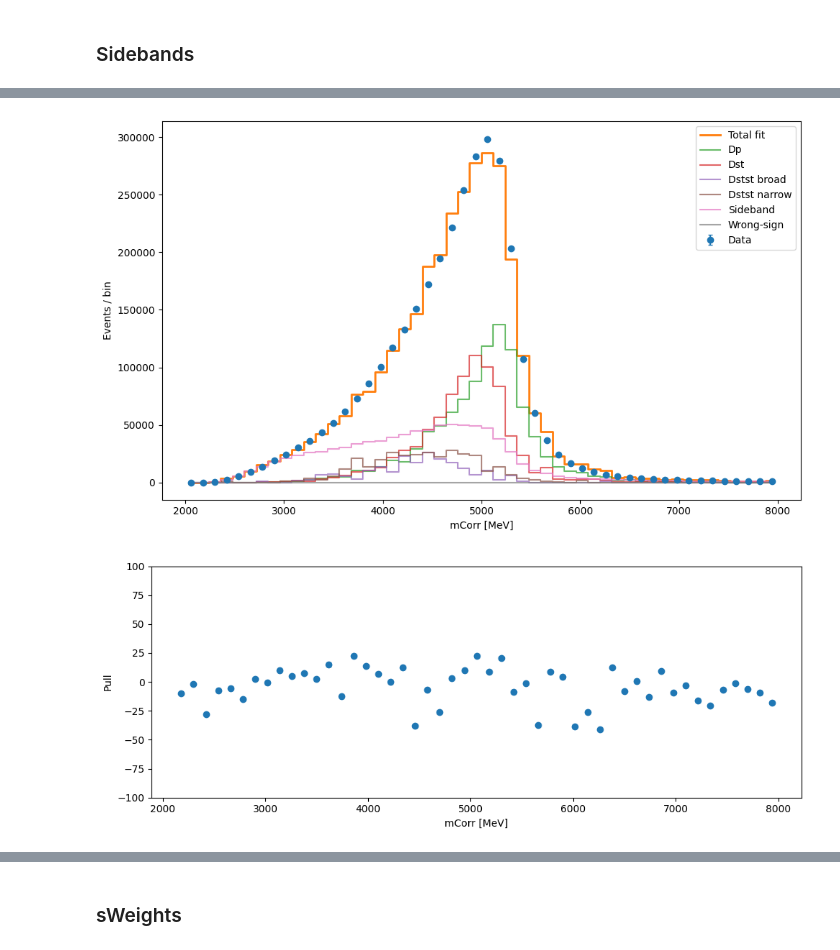
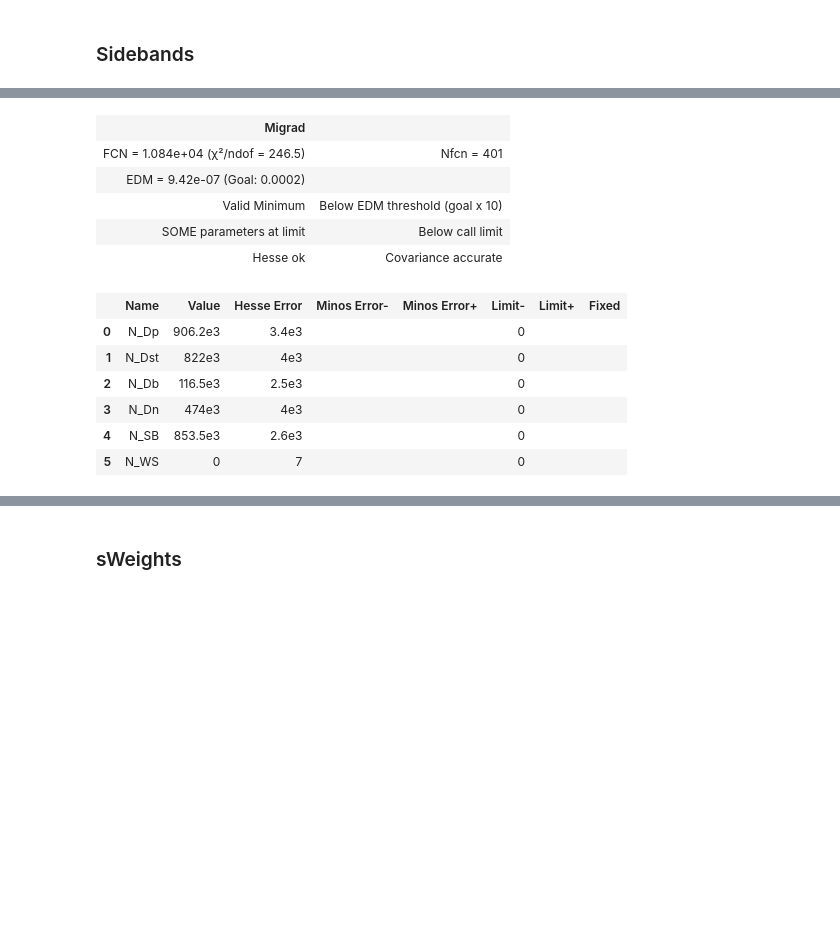
Before and after one commit to ppolychr17/INFN-LNF, a Jupyter notebook: scripts/iminuit-fit.ipynb, the cells around one changed output, grey strips where cells are left out. Saved outputs shown, nothing was run; the diff lists cells and outputs as text; code cells hidden in the pictures; blank space fills up the shorter version.

```diff
--- a/scripts/iminuit-fit.ipynb
+++ b/scripts/iminuit-fit.ipynb
@@ -114,15 +115,20 @@ def scaled_cdf_model(xe, N_Dp, N_Dst, N_Db, N_Dn, N_SB, N_WS):
 
 cost_nll = ExtendedBinnedNLL(n_data, edges_data, scaled_cdf_model)
 
+scale_factor = (1900.-1840) / ((1840-1826)+(1916-1900))
+N_SB_expected = hSB.Integral() * scale_factor
+
 m = Minuit(
     cost_nll,
     N_Dp=0.2 * np.sum(n_data),
     N_Dst=0.2 * np.sum(n_data),
     N_Db=0.1 * np.sum(n_data),
     N_Dn=0.1 * np.sum(n_data),
-    N_SB=0.4 * np.sum(n_data),
+    N_SB=N_SB_expected,
     N_WS=0.1 * np.sum(n_data)
 )
+
+#m.fixed["N_SB"] = True
 
 # yields must be >= 0 if turned off then WS negative
 for name in ["N_Dp", "N_Dst", "N_Db", "N_Dn", "N_SB", "N_WS"]:
@@ -130,59 +136,4 @@ for name in ["N_Dp", "N_Dst", "N_Db", "N_Dn", "N_SB", "N_WS"]:
 
 m.migrad()
 m.hesse()
-
-for par in m.parameters:
-    print(f"{par:6s} = {m.values[par]:10.2f} ± {m.errors[par]:.2f}")
-
-print("\nFit valid:", m.valid)
-
-
-# Plotting
-bin_centers = 0.5 * (edges_data[:-1] + edges_data[1:])
-
-N_Dp_fit  = m.values["N_Dp"]
-N_Dst_fit = m.values["N_Dst"]
-N_Db_fit  = m.values["N_Db"]
-N_Dn_fit  = m.values["N_Dn"]
-N_SB_fit  = m.values["N_SB"]
-N_WS_fit  = m.values["N_WS"]
-
-model_counts = (
-    N_Dp_fit  * pdf_Dp +
-    N_Dst_fit * pdf_Dst +
-    N_Db_fit  * pdf_Db +
-    N_Dn_fit  * pdf_Dn +
-    N_SB_fit  * pdf_SB +
-    N_WS_fit  * pdf_WS
-)
-
-plt.figure(figsize=(10, 6))
-plt.errorbar(bin_centers, n_data, yerr=np.sqrt(n_data), fmt="o", label="Data", capsize=2)
-plt.step(bin_centers, model_counts, where="mid", label="Total fit", linewidth=2)
-
-plt.step(bin_centers, N_Dp_fit  * pdf_Dp,  where="mid", label="Dp", alpha=0.7)
-plt.step(bin_centers, N_Dst_fit * pdf_Dst, where="mid", label="Dst", alpha=0.7)
-plt.step(bin_centers, N_Db_fit  * pdf_Db,  where="mid", label="Dstst broad", alpha=0.7)
-plt.step(bin_centers, N_Dn_fit  * pdf_Dn,  where="mid", label="Dstst narrow", alpha=0.7)
-plt.step(bin_centers, N_SB_fit  * pdf_SB,  where="mid", label="Sideband", alpha=0.7)
-plt.step(bin_centers, N_WS_fit  * pdf_WS,  where="mid", label="Wrong-sign", alpha=0.7)
-
-plt.xlabel("mCorr [MeV]")
-plt.ylabel("Events / bin")
-plt.legend()
-plt.tight_layout()
-plt.show()
-
-# Pulls
-pull = cost_nll.pulls(m.values)
-
-plt.figure(figsize=(10, 4))
-
-plt.plot(bin_centers, pull, "o")
-
-plt.xlabel("mCorr [MeV]")
-plt.ylabel("Pull")
-plt.ylim(-100, 100)
-plt.tight_layout()
-plt.show()
 # %% [output]
@@ -197,2 +142,13 @@ Fit valid: True
-[figure, removed]
-[figure, removed]
+| Migrad |  |
+| FCN = 1.084e+04 (χ²/ndof = 246.5) | Nfcn = 401 |
+| EDM = 9.42e-07 (Goal: 0.0002) |  |
+| Valid Minimum | Below EDM threshold (goal x 10) |
+| SOME parameters at limit | Below call limit |
+| Hesse ok | Covariance accurate |
+|  | Name | Value | Hesse Error | Minos Error- | Minos Error+ | Limit- | Limit+ | Fixed |
+| 0 | N_Dp | 906.2e3 | 3.4e3 |  |  | 0 |  |  |
+| 1 | N_Dst | 822e3 | 4e3 |  |  | 0 |  |  |
+| 2 | N_Db | 116.5e3 | 2.5e3 |  |  | 0 |  |  |
+| 3 | N_Dn | 474e3 | 4e3 |  |  | 0 |  |  |
+| 4 | N_SB | 853.5e3 | 2.6e3 |  |  | 0 |  |  |
+| 5 | N_WS | 0 | 7 |  |  | 0 |  |  |
```
Also changed, not shown: parts of 11 cells of this notebook.
